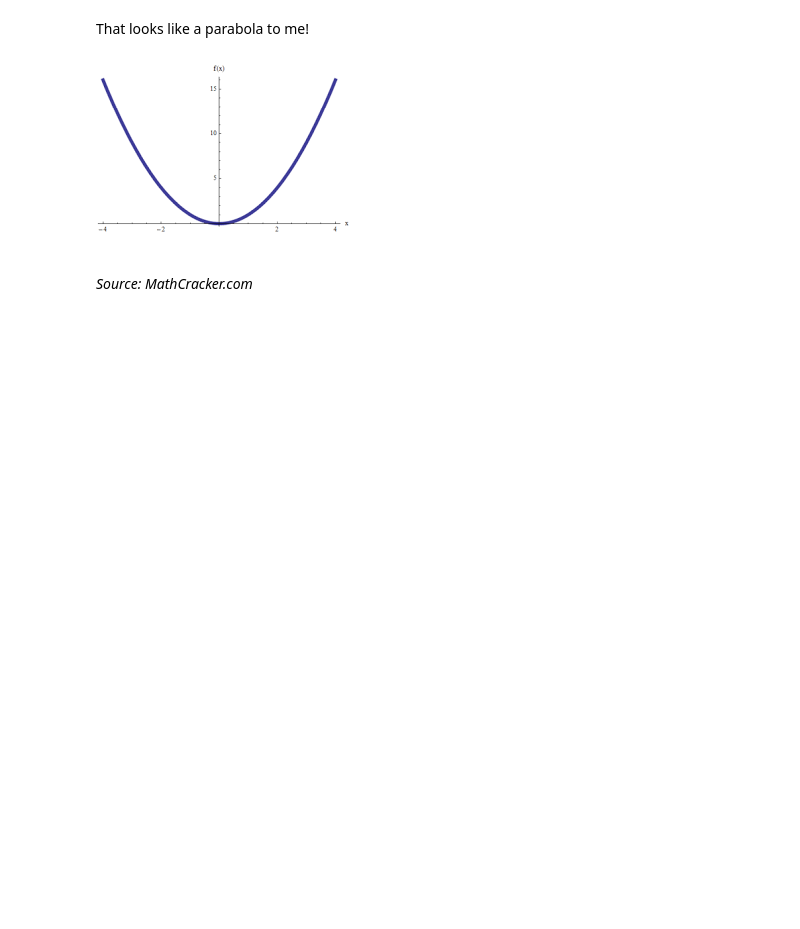
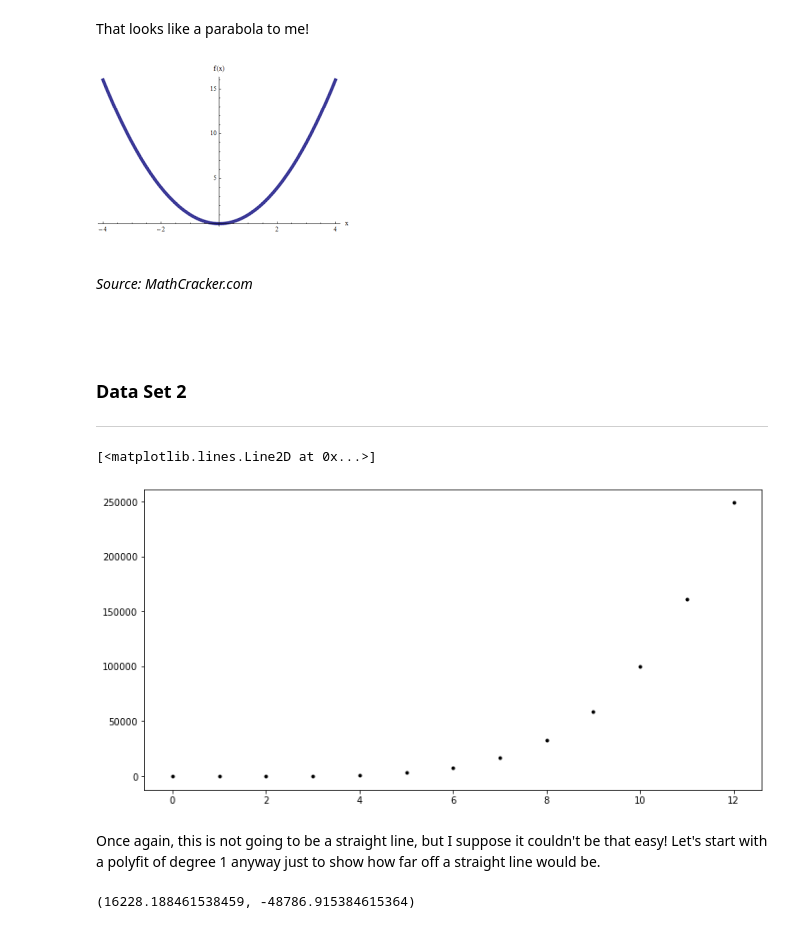
Before and after one commit to G00398258/machinelearningstats-portfolio, a Jupyter notebook: Exercises/03-parameters-exercises.ipynb, the cells around one changed output. Drawn from its saved outputs; the diff is of its cells as text; code cells hidden in the pictures; blank space fills up the shorter version.

```diff
--- a/Exercises/03-parameters-exercises.ipynb
+++ b/Exercises/03-parameters-exercises.ipynb
@@ -106,3 +126,38 @@ That looks like a parabola to me!
 <img src="embedded-picture-1" alt="Picture of a Parabola" />
 # %% [markdown]
 *Source: MathCracker.com*
+# %% [markdown]
+<br>
+# %% [markdown]
+### Data Set 2
+***
+# %%
+# setting x & y values for data set 2 as per the instructions
+x = [0.0, 1.0, 2.0, 3.0, 4.0, 5.0, 6.0, 7.0, 8.0, 9.0, 10.0, 11.0, 12.0]
+y = [5.7, 16.6, 58.0, 278.9, 1069.3, 3181.4, 7844.3, 16883.9, 32854.9, 59144.2, 100106.7, 161166.3, 248958.6]
+
+# converting to np arrays - https://numpy.org/doc/stable/reference/generated/numpy.asarray.html
+x = np.asarray(x)
+y = np.asarray(y)
+
+# setting the size of the plots & plotting the data set for an inital look
+fig, ax = plt.subplots(figsize=(12,6))
+
+ax.plot(x, y, 'k.')
+# %% [output]
+[<matplotlib.lines.Line2D at 0x...>]
+[figure, added]
+# %% [markdown]
+Once again, this is not going to be a straight line, but I suppose it couldn't be that easy! Let's start with a polyfit of degree 1 anyway just to show how far off a straight line would be.
+# %%
+# 1st test - calculating best values for m & c with degree of 1
+best_fit = np.polyfit(x, y, 1)
+
+# setting values for m & c as per index position in best_fit var
+m = float(best_fit[0])
+c = float(best_fit[1])
+
+# print values
+m, c
+# %% [output]
+(16228.188461538459, -48786.915384615364)
```
Also changed, not shown: parts of 24 cells of this notebook.
